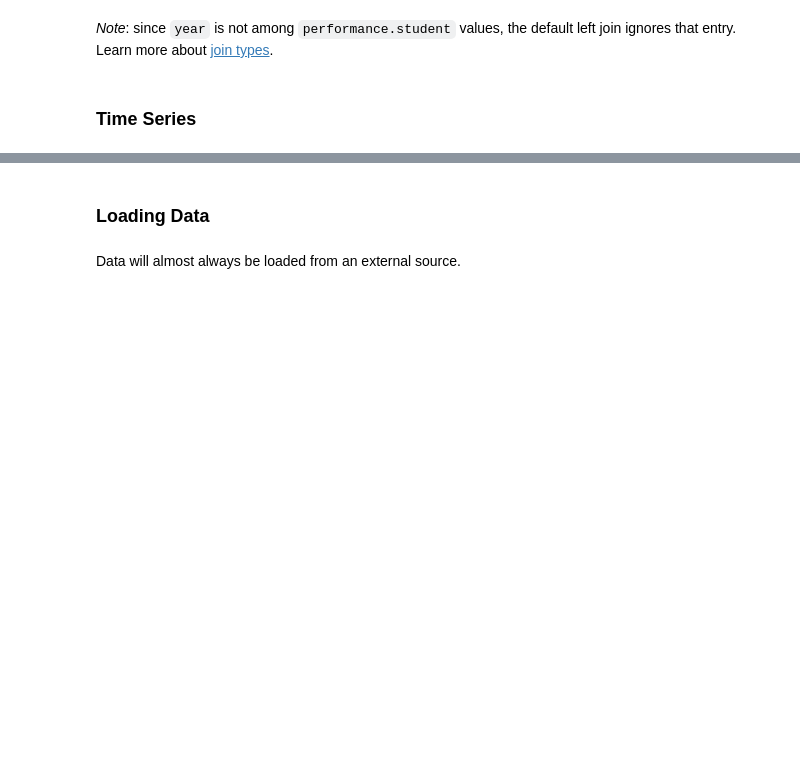
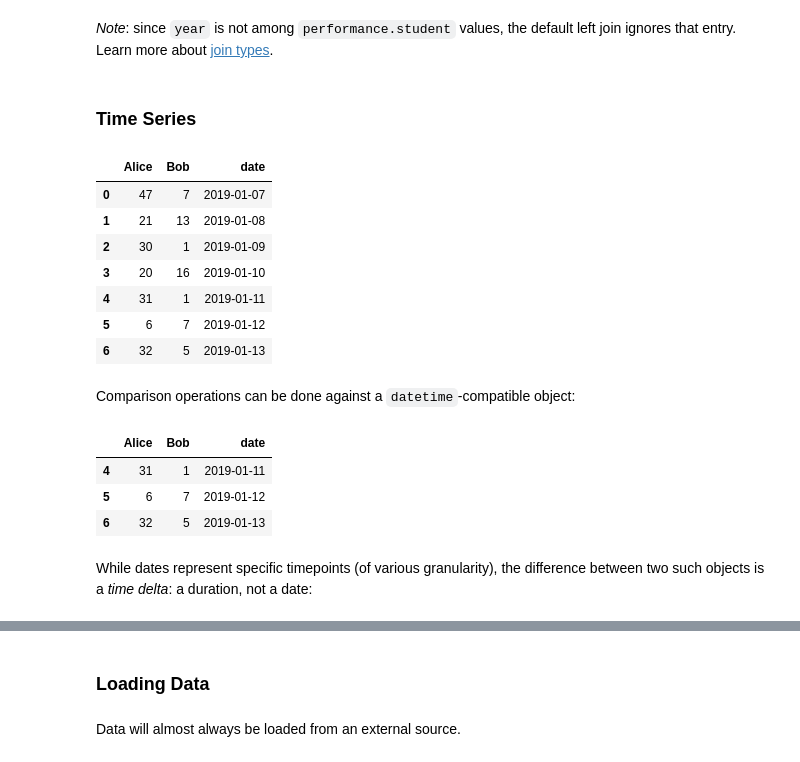
Before and after one commit to stefan-niculae/viz-workshop, a Jupyter notebook: workshop-2-WIP.ipynb, the cells around one changed output, grey strips where cells are left out. Cells and saved outputs as stored; diff of their text form; code cells hidden in the pictures; blank space fills up the shorter version.

```diff
--- a/workshop-2-WIP.ipynb
+++ b/workshop-2-WIP.ipynb
@@ -1852,0 +1851,20 @@ todo timedelta
+# %%
+# number of pages read for the first week of classes
+pages_read = pd.DataFrame({
+    'Alice': np.random.randint(0, 50, size=7),
+    'Bob':   np.random.randint(0, 20, size=7),
+    'date': pd.date_range('7 Jan 2019', periods=7)
+})
+
+pages_read
+# %% [output]
+|  | Alice | Bob | date |
+| 0 | 47 | 7 | 2019-01-07 |
+| 1 | 21 | 13 | 2019-01-08 |
+| 2 | 30 | 1 | 2019-01-09 |
+| 3 | 20 | 16 | 2019-01-10 |
+| 4 | 31 | 1 | 2019-01-11 |
+| 5 | 6 | 7 | 2019-01-12 |
+| 6 | 32 | 5 | 2019-01-13 |
+# %% [markdown]
+Comparison operations can be done against a `datetime`-compatible object:
@@ -1852,0 +1873,9 @@ todo timedelta
+# %%
+pages_read[pages_read.date > late_start]
+# %% [output]
+|  | Alice | Bob | date |
+| 4 | 31 | 1 | 2019-01-11 |
+| 5 | 6 | 7 | 2019-01-12 |
+| 6 | 32 | 5 | 2019-01-13 |
+# %% [markdown]
+While dates represent specific timepoints (of various granularity), the difference between two such objects is a _time delta_: a duration, not a date:
```
Also changed, not shown: parts of 17 cells of this notebook.
